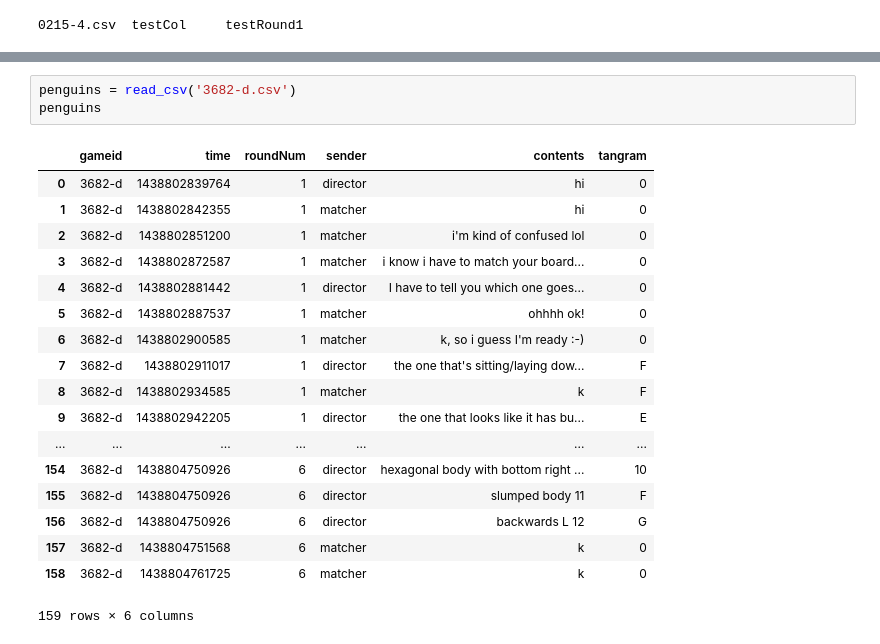
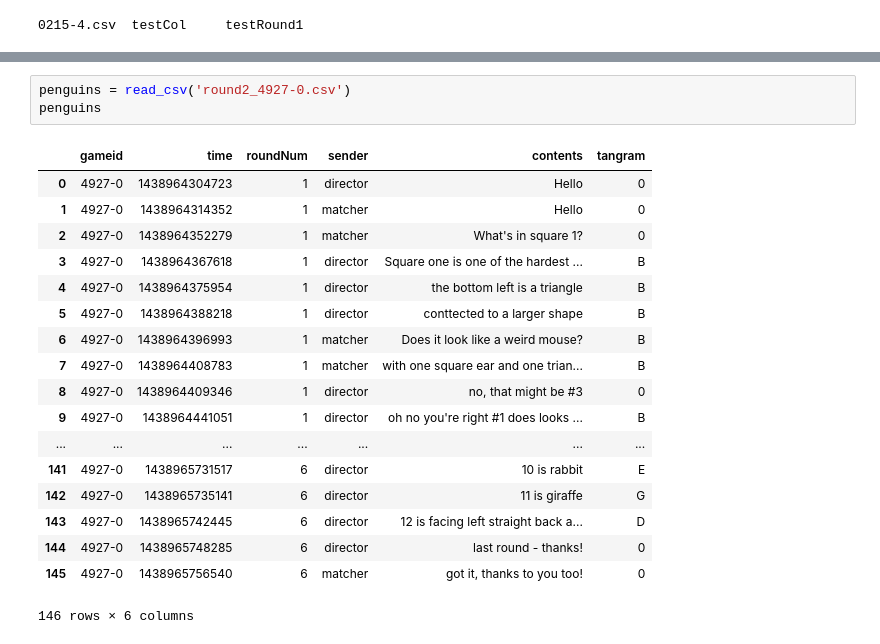
Before and after one commit to hawkrobe/tangrams_replication, a Jupyter notebook: data/trial1/TESTtrail1PythonNotebook.ipynb, the cells around one changed output, grey strips where cells are left out. Cells and saved outputs as stored; diff of their text form.

```diff
--- a/data/trial1/TESTtrail1PythonNotebook.ipynb
+++ b/data/trial1/TESTtrail1PythonNotebook.ipynb
@@ -56,22 +56,22 @@ sorteddataRound1
 # %%
-penguins = read_csv('3682-d.csv')
+penguins = read_csv('round2_4927-0.csv')
 penguins
 # %% [output]
 |  | gameid | time | roundNum | sender | contents | tangram |
-| 0 | 3682-d | 1438802839764 | 1 | director | hi | 0 |
-| 1 | 3682-d | 1438802842355 | 1 | matcher | hi | 0 |
-| 2 | 3682-d | 1438802851200 | 1 | matcher | i'm kind of confused lol | 0 |
-| 3 | 3682-d | 1438802872587 | 1 | matcher | i know i have to match your board... | 0 |
-| 4 | 3682-d | 1438802881442 | 1 | director | I have to tell you which one goes... | 0 |
-| 5 | 3682-d | 1438802887537 | 1 | matcher | ohhhh ok! | 0 |
-| 6 | 3682-d | 1438802900585 | 1 | matcher | k, so i guess I'm ready :-) | 0 |
-| 7 | 3682-d | 1438802911017 | 1 | director | the one that's sitting/laying dow... | F |
-| 8 | 3682-d | 1438802934585 | 1 | matcher | k | F |
-| 9 | 3682-d | 1438802942205 | 1 | director | the one that looks like it has bu... | E |
+| 0 | 4927-0 | 1438964304723 | 1 | director | Hello | 0 |
+| 1 | 4927-0 | 1438964314352 | 1 | matcher | Hello | 0 |
+| 2 | 4927-0 | 1438964352279 | 1 | matcher | What's in square 1? | 0 |
+| 3 | 4927-0 | 1438964367618 | 1 | director | Square one is one of the hardest ... | B |
+| 4 | 4927-0 | 1438964375954 | 1 | director | the bottom left is a triangle | B |
+| 5 | 4927-0 | 1438964388218 | 1 | director | conttected to a larger shape | B |
+| 6 | 4927-0 | 1438964396993 | 1 | matcher | Does it look like a weird mouse? | B |
+| 7 | 4927-0 | 1438964408783 | 1 | matcher | with one square ear and one trian... | B |
+| 8 | 4927-0 | 1438964409346 | 1 | director | no, that might be #3 | 0 |
+| 9 | 4927-0 | 1438964441051 | 1 | director | oh no you're right #1 does looks ... | B |
 | ... | ... | ... | ... | ... | ... | ... |
-| 154 | 3682-d | 1438804750926 | 6 | director | hexagonal body with bottom right ... | 10 |
-| 155 | 3682-d | 1438804750926 | 6 | director | slumped body 11 | F |
-| 156 | 3682-d | 1438804750926 | 6 | director | backwards L 12 | G |
-| 157 | 3682-d | 1438804751568 | 6 | matcher | k | 0 |
-| 158 | 3682-d | 1438804761725 | 6 | matcher | k | 0 |
+| 141 | 4927-0 | 1438965731517 | 6 | director | 10 is rabbit | E |
+| 142 | 4927-0 | 1438965735141 | 6 | director | 11 is giraffe | G |
+| 143 | 4927-0 | 1438965742445 | 6 | director | 12 is facing left straight back a... | D |
+| 144 | 4927-0 | 1438965748285 | 6 | director | last round - thanks! | 0 |
+| 145 | 4927-0 | 1438965756540 | 6 | matcher | got it, thanks to you too! | 0 |
-159 rows × 6 columns
+146 rows × 6 columns
```
Also changed, not shown: parts of 1 cell of this notebook, 24 other files.
